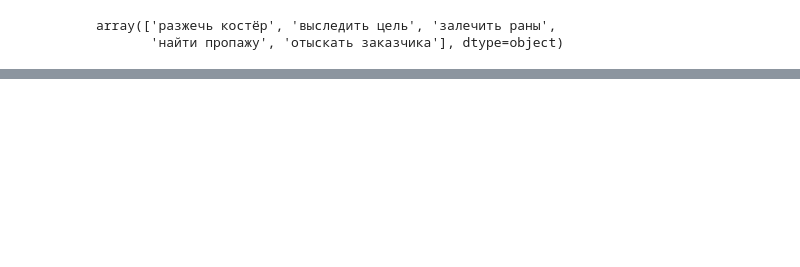
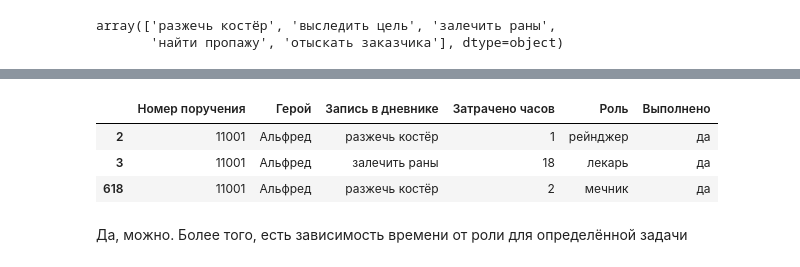
Before and after one commit to orekhovsky/GPN-Intelligence-Cup-2024_RecSys, a Jupyter notebook: explore.ipynb, the cells around one changed output, grey strips where cells are left out. Cells and saved outputs as stored; diff of their text form; code cells hidden in the pictures; blank space fills up the shorter version.

```diff
--- a/explore.ipynb
+++ b/explore.ipynb
@@ -50,0 +196,9 @@ marks
+# %%
+diaries[diaries["Номер поручения"] ==11001]
+# %% [output]
+|  | Номер поручения | Герой | Запись в дневнике | Затрачено часов | Роль | Выполнено |
+| 2 | 11001 | Альфред | разжечь костёр | 1 | рейнджер | да |
+| 3 | 11001 | Альфред | залечить раны | 18 | лекарь | да |
+| 618 | 11001 | Альфред | разжечь костёр | 2 | мечник | да |
+# %% [markdown]
+Да, можно. Более того, есть зависимость времени от роли для определённой задачи
```
Also changed, not shown: parts of 14 cells of this notebook.
